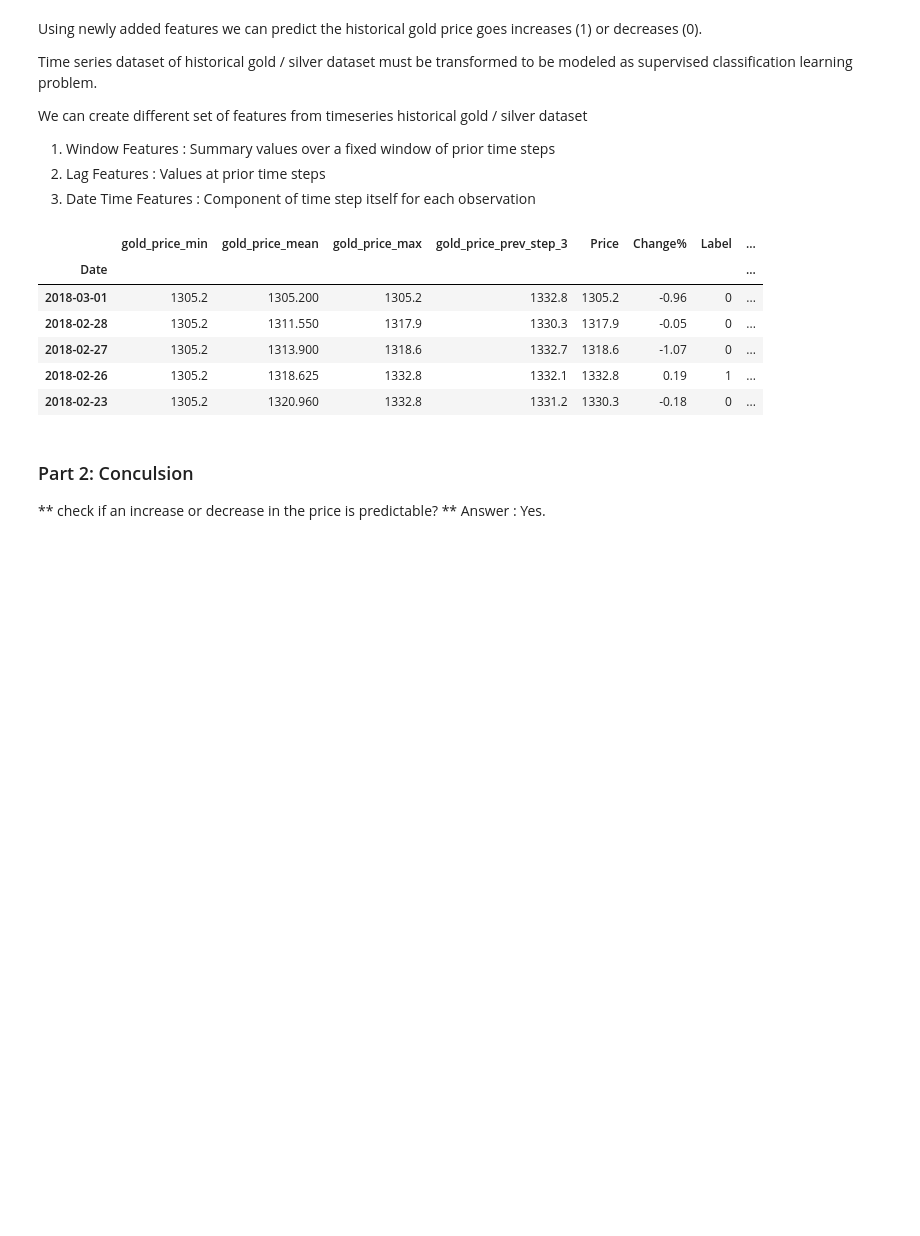
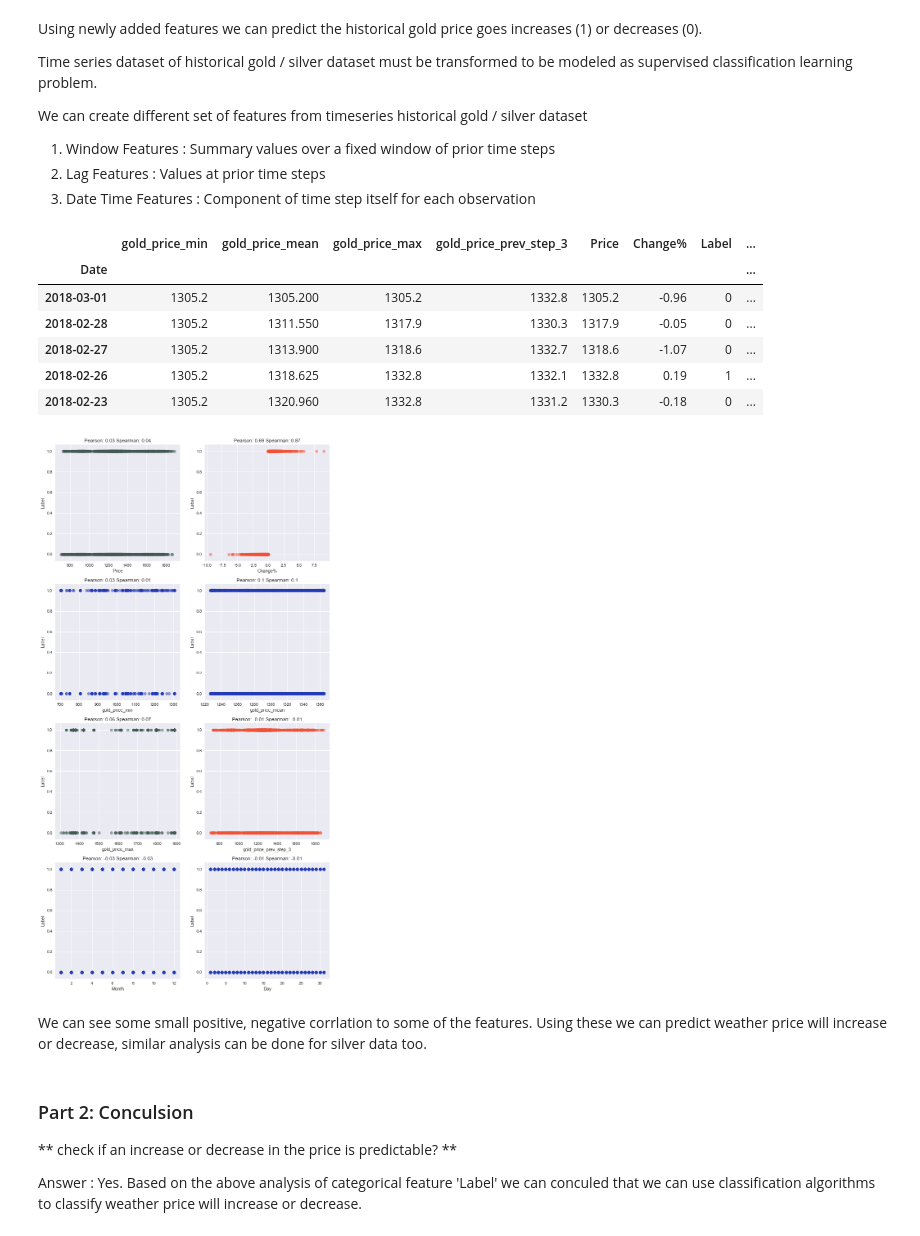
Before and after one commit to sriharshams/commodity-price-analysis, a Jupyter notebook: commodities_data_query.ipynb, the cells around one changed output. Drawn from its saved outputs; the diff is of its cells as text; code cells hidden in the pictures; blank space fills up the shorter version.

Commit message:
Update Q3 section to analysis and answers

```diff
--- a/commodities_data_query.ipynb
+++ b/commodities_data_query.ipynb
@@ -469,9 +470,34 @@ historical_data_gold_trend.head()
 | 2018-02-27 | 1305.2 | 1313.900 | 1318.6 | 1332.7 | 1318.6 | -1.07 | 0 | ... |
 | 2018-02-26 | 1305.2 | 1318.625 | 1332.8 | 1332.1 | 1332.8 | 0.19 | 1 | ... |
 | 2018-02-23 | 1305.2 | 1320.960 | 1332.8 | 1331.2 | 1330.3 | -0.18 | 0 | ... |
+# %%
+# plot correlated values
+plt.rcParams['figure.figsize'] = [12, 24]
+
+fig, ax = plt.subplots(nrows=4, ncols=2)
+
+ax=ax.flatten()
+
+cols = ['Price', 'Change%','gold_price_min','gold_price_mean','gold_price_max','gold_price_prev_step_3','Month','Day']
+colors=['#415952', '#f35134', '#243AB5', '#243AB5','#415952', '#f35134', '#243AB5', '#243AB5']
+j=0
+
+for i in ax:
+    i.set_ylabel('Label')
+    i.scatter(historical_data_gold_trend[cols[j]], df['Label'],  alpha=0.5, color=colors[j])
+    i.set_xlabel(cols[j])
+    i.set_title('Pearson: %s'%historical_data_gold_trend.corr().loc[cols[j]]['Label'].round(2)+' Spearman: %s'%historical_data_gold_trend.corr(method='spearman').loc[cols[j]]['Label'].round(2))
+    j+=1
+
+plt.show()
+# %% [output]
+[figure, added]
+# %% [markdown]
+We can see some small positive, negative corrlation to some of the features. Using these we can predict weather price will increase or decrease, similar analysis can be done for silver data too.
 # %% [markdown]
 
 ### Part 2: Conculsion
 
 ** check if an increase or decrease in the price is predictable? **
-Answer : Yes.
+
+Answer : Yes. Based on the above analysis of categorical feature 'Label' we can conculed that we can use classification algorithms to classify weather price will increase or decrease.
```
Also changed, not shown: parts of 2 cells of this notebook.
